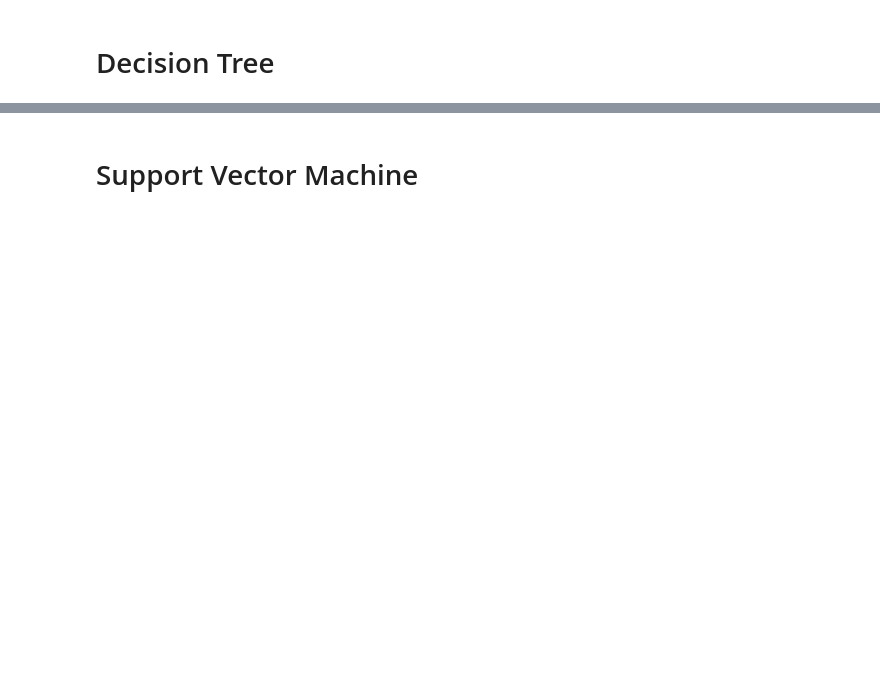
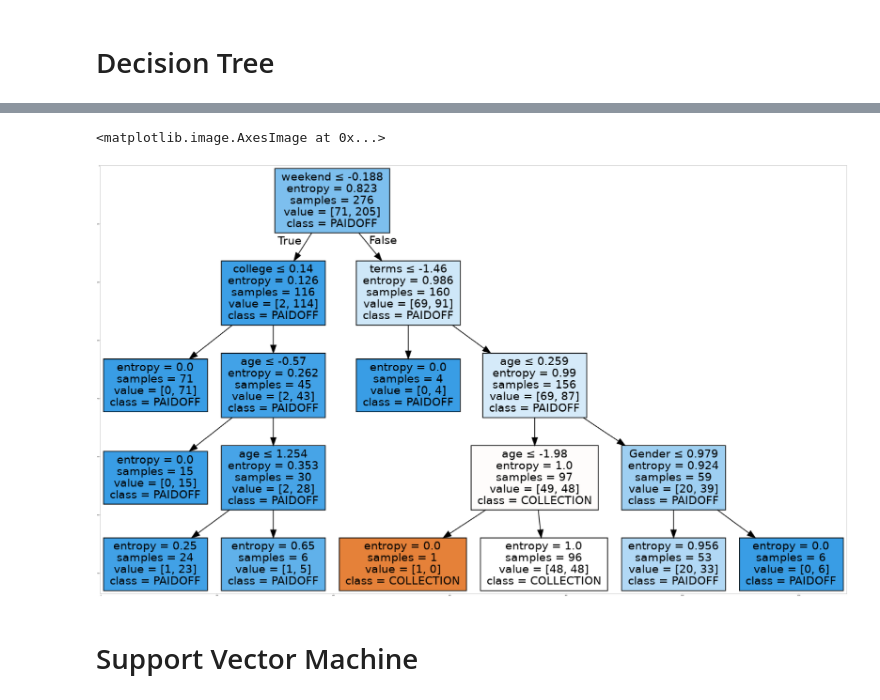
Before and after one commit to Bushra2078/Coursera_Capstone1, a Jupyter notebook: Machine Learning Final Project.ipynb, the cells around one changed output, grey strips where cells are left out. Drawn from its saved outputs; the diff is of its cells as text; code cells hidden in the pictures; blank space fills up the shorter version.

```diff
--- a/Machine Learning Final Project.ipynb
+++ b/Machine Learning Final Project.ipynb
@@ -459,5 +332,0 @@ Name: Principal, dtype: int64
-# %%
-from sklearn.model_selection import train_test_split
-X_train, X_test, y_train, y_test = train_test_split( X, y, test_size=0.2, random_state=4)
-print ('Train set:', X_train.shape,  y_train.shape)
-print ('Test set:', X_test.shape,  y_test.shape)
@@ -466,0 +337,5 @@ Test set: (70, 5) (70,)
+# %%
+paidTree = DecisionTreeClassifier(criterion="entropy", max_depth = 4)
+paidTree.fit(X_train,y_train)
+predTree = paidTree.predict(X_test)
+metrics.accuracy_score(y_test, predTree)
@@ -467,2 +357,22 @@ Test set: (70, 5) (70,)
+# %%
+from sklearn.externals.six import StringIO
+import pydotplus
+import matplotlib.image as mpimg
+from sklearn import tree
+%matplotlib inline
+
+dot_data = StringIO()
+filename = "paidtree.png"
+featureNames = Feature.columns[0:8]
+targetNames = df['loan_status'].unique().tolist()
+out=tree.export_graphviz(paidTree,feature_names=featureNames, out_file=dot_data, class_names= np.unique(y_train), filled=True,  special_characters=True,rotate=False)
+graph = pydotplus.graph_from_dot_data(dot_data.getvalue())
+graph.write_png(filename)
+img = mpimg.imread(filename)
+plt.figure(figsize=(100, 200))
+plt.imshow(img,interpolation='nearest')
+# %% [output]
+<matplotlib.image.AxesImage at 0x...>
+[figure, added]
 # %% [markdown]
 # Support Vector Machine
```
Also changed, not shown: parts of 50 cells of this notebook.
